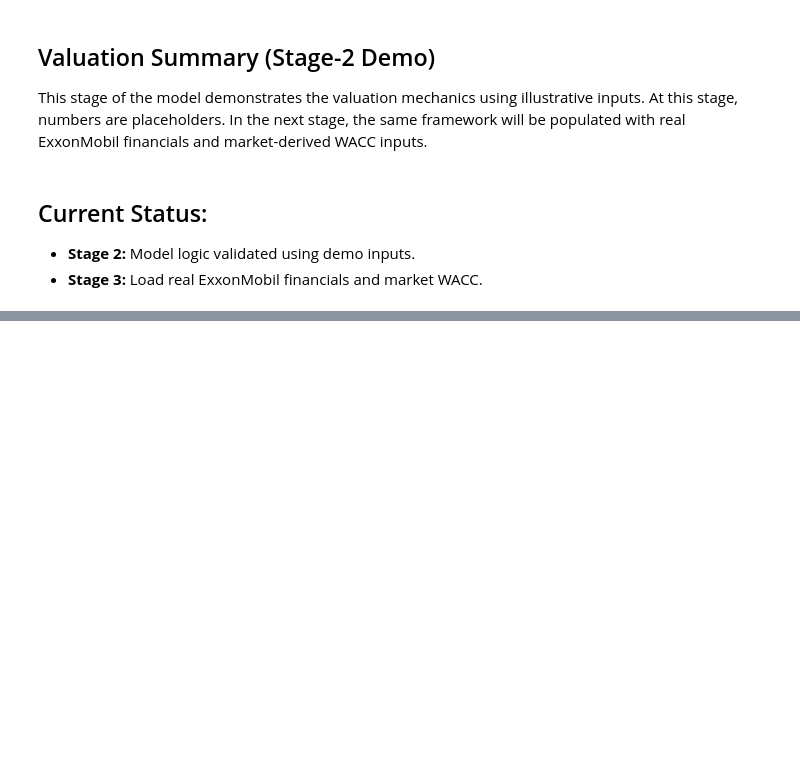
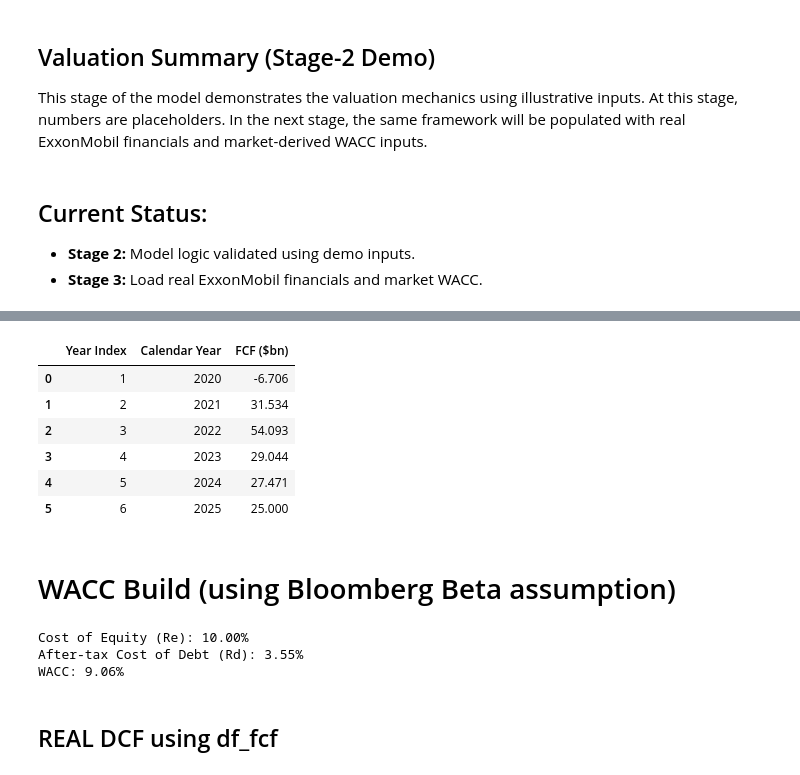
Before and after one commit to boztosunmelis-digi/exxonmobil-valuation, a Jupyter notebook: notebooks/valuation_demo.ipynb, the cells around one changed output, grey strips where cells are left out. Saved outputs shown, nothing was run; the diff lists cells and outputs as text; code cells hidden in the pictures; blank space fills up the shorter version.

```diff
--- a/notebooks/valuation_demo.ipynb
+++ b/notebooks/valuation_demo.ipynb
@@ -239,0 +261,76 @@ This stage of the model demonstrates the valuation mechanics using illustrative
+# %%
+import numpy as np
+import pandas as pd
+
+# --- Historical Real ExxonMobil Free Cash Flows (USD bn) ---
+# Confirmed from filings and your collected values
+fcf = {
+    2020: -6.706,
+    2021: 31.534,
+    2022: 54.093,
+    2023: 29.044,
+    2024: 27.471
+}
+
+# --- 2025 Base Case Forecast ---
+# Neutral assumption using:
+# - Q1-Q3 reported trends
+# - Management tone in Q3'25 release
+# - Normal seasonality in oil, gas & chemicals
+
+fcf_2025_base = 25.0  # mid-20s bn, base case projection
+
+fcf[2025] = fcf_2025_base
+
+# Convert to numpy vector for DCF engine
+fcf_vector = np.array(list(fcf.values()))
+years = np.arange(1, len(fcf_vector) + 1)
+
+df_fcf = pd.DataFrame({
+    "Year Index": years,
+    "Calendar Year": list(fcf.keys()),
+    "FCF ($bn)": fcf_vector
+})
+
+df_fcf
+# %% [output]
+|  | Year Index | Calendar Year | FCF ($bn) |
+| 0 | 1 | 2020 | -6.706 |
+| 1 | 2 | 2021 | 31.534 |
+| 2 | 3 | 2022 | 54.093 |
+| 3 | 4 | 2023 | 29.044 |
+| 4 | 5 | 2024 | 27.471 |
+| 5 | 6 | 2025 | 25.000 |
+# %% [markdown]
+# WACC Build (using Bloomberg Beta assumption)
+# %%
+# Inputs (replace placeholders with actual values if available)
+risk_free = 0.045          # 4.5% — 10Y UST yield (update to current rate)
+beta = 1.10               # placeholder: Bloomberg levered beta for Exxon
+equity_risk_premium = 0.05 # 5.0% long-term equity risk premium
+
+pre_tax_cost_of_debt = 0.045 # 4.5% — approximate cost of debt yield
+tax_rate = 0.21             # 21% U.S. corporate tax rate
+
+# Market value weights (example placeholders)
+E = 350   # equity market cap (in bn USD) — update with actual
+D = 60    # net debt (debt minus cash, in bn USD) — update with actual
+
+# Calculations
+cost_of_equity = risk_free + beta * equity_risk_premium
+after_tax_cost_of_debt = pre_tax_cost_of_debt * (1 - tax_rate)
+
+w_e = E / (E + D)
+w_d = D / (E + D)
+
+wacc = w_e * cost_of_equity + w_d * after_tax_cost_of_debt
+
+print("Cost of Equity (Re): {:.2%}".format(cost_of_equity))
+print("After-tax Cost of Debt (Rd): {:.2%}".format(after_tax_cost_of_debt))
+print("WACC:", "{:.2%}".format(wacc))
+# %% [output]
+Cost of Equity (Re): 10.00%
+After-tax Cost of Debt (Rd): 3.55%
+WACC: 9.06%
+# %% [markdown]
+## REAL DCF using df_fcf
```
Also changed, not shown: parts of 12 cells of this notebook, 1 other file.
